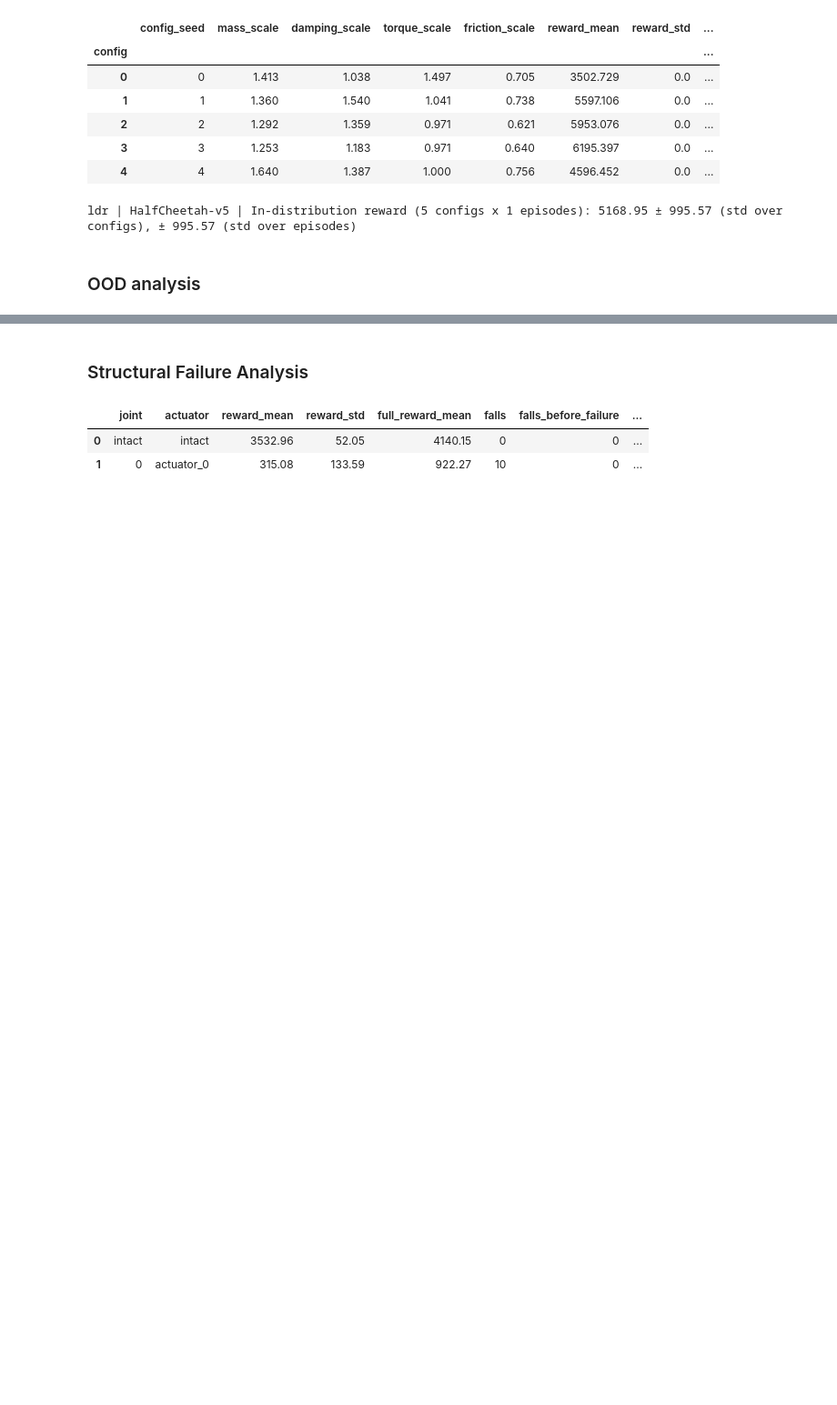
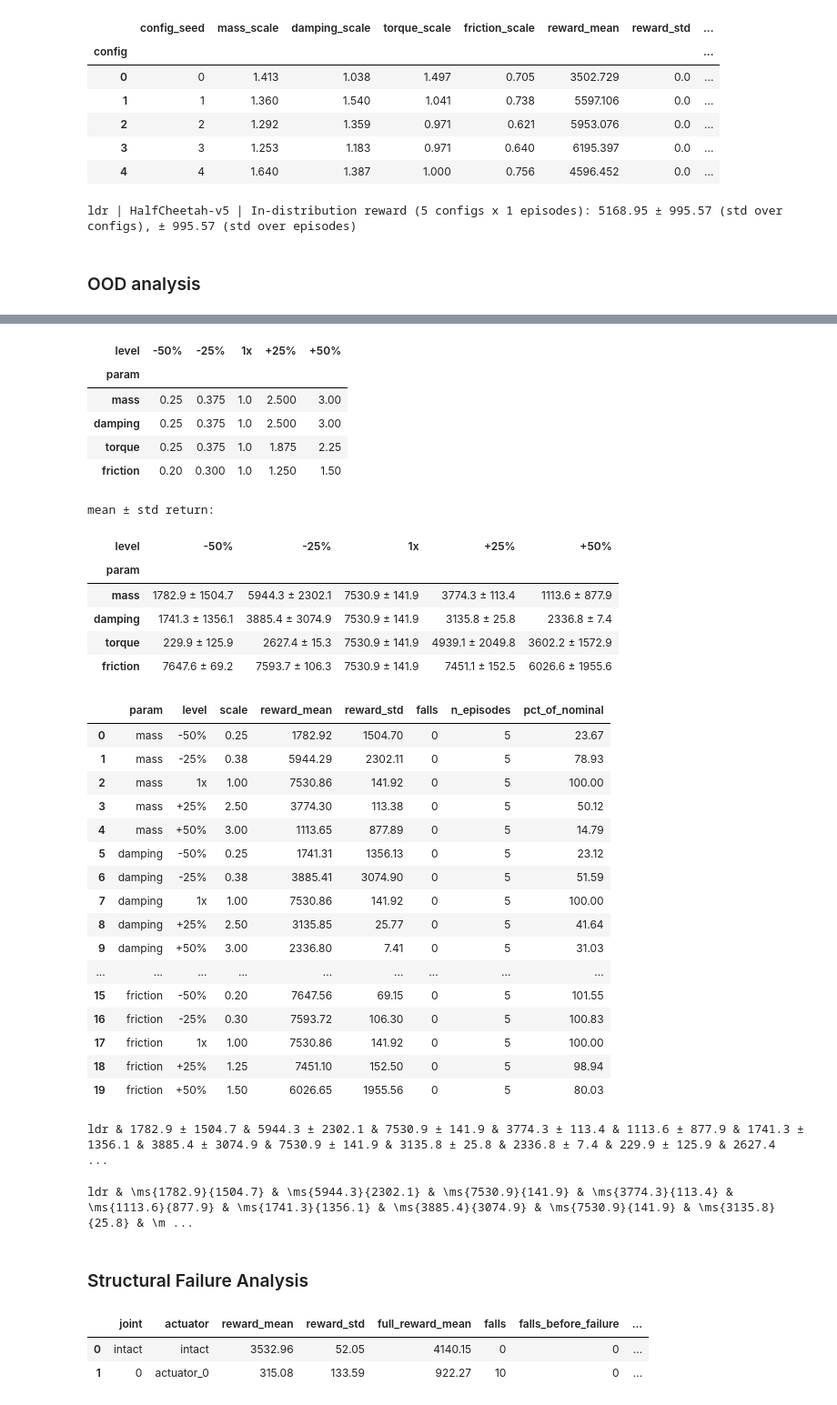
Before and after one commit to gcsarker/uclr, a Jupyter notebook: results.ipynb, the cells around one changed output, grey strips where cells are left out. Shown at 91% size. Drawn from its saved outputs; the diff is of its cells as text; code cells hidden in the pictures; blank space fills up the shorter version.

```diff
--- a/results.ipynb
+++ b/results.ipynb
@@ -1062,9 +1062,6 @@ display(ood_scales.round(3))
 print("mean ± std return:")
 display(ood_pm)
 display(ood_per_level.round(2))
-
-cells = [cell for _, row in ood_pm.iterrows() for cell in row]
-print(f"{model} & " + " & ".join(cells) + r" \\[2pt]")
 # %% [output]
 mass       -50% (x0.250): mean   1782.9  [198.5s]
 mass       -25% (x0.375): mean   5944.3  [248.3s]
@@ -1075,3 +1083,41 @@ damping    -50% (x0.250): mean   1741.3  [151.3s]
+| level | -50% | -25% | 1x | +25% | +50% |
+| param |  |  |  |  |  |
+| mass | 0.25 | 0.375 | 1.0 | 2.500 | 3.00 |
+| damping | 0.25 | 0.375 | 1.0 | 2.500 | 3.00 |
+| torque | 0.25 | 0.375 | 1.0 | 1.875 | 2.25 |
+| friction | 0.20 | 0.300 | 1.0 | 1.250 | 1.50 |
+mean ± std return:
+| level | -50% | -25% | 1x | +25% | +50% |
+| param |  |  |  |  |  |
+| mass | 1782.9 ± 1504.7 | 5944.3 ± 2302.1 | 7530.9 ± 141.9 | 3774.3 ± 113.4 | 1113.6 ± 877.9 |
+| damping | 1741.3 ± 1356.1 | 3885.4 ± 3074.9 | 7530.9 ± 141.9 | 3135.8 ± 25.8 | 2336.8 ± 7.4 |
+| torque | 229.9 ± 125.9 | 2627.4 ± 15.3 | 7530.9 ± 141.9 | 4939.1 ± 2049.8 | 3602.2 ± 1572.9 |
+| friction | 7647.6 ± 69.2 | 7593.7 ± 106.3 | 7530.9 ± 141.9 | 7451.1 ± 152.5 | 6026.6 ± 1955.6 |
+|  | param | level | scale | reward_mean | reward_std | falls | n_episodes | pct_of_nominal |
+| 0 | mass | -50% | 0.25 | 1782.92 | 1504.70 | 0 | 5 | 23.67 |
+| 1 | mass | -25% | 0.38 | 5944.29 | 2302.11 | 0 | 5 | 78.93 |
+| 2 | mass | 1x | 1.00 | 7530.86 | 141.92 | 0 | 5 | 100.00 |
+| 3 | mass | +25% | 2.50 | 3774.30 | 113.38 | 0 | 5 | 50.12 |
+| 4 | mass | +50% | 3.00 | 1113.65 | 877.89 | 0 | 5 | 14.79 |
+| 5 | damping | -50% | 0.25 | 1741.31 | 1356.13 | 0 | 5 | 23.12 |
+| 6 | damping | -25% | 0.38 | 3885.41 | 3074.90 | 0 | 5 | 51.59 |
+| 7 | damping | 1x | 1.00 | 7530.86 | 141.92 | 0 | 5 | 100.00 |
+| 8 | damping | +25% | 2.50 | 3135.85 | 25.77 | 0 | 5 | 41.64 |
+| 9 | damping | +50% | 3.00 | 2336.80 | 7.41 | 0 | 5 | 31.03 |
+| ... | ... | ... | ... | ... | ... | ... | ... | ... |
+| 15 | friction | -50% | 0.20 | 7647.56 | 69.15 | 0 | 5 | 101.55 |
+| 16 | friction | -25% | 0.30 | 7593.72 | 106.30 | 0 | 5 | 100.83 |
+| 17 | friction | 1x | 1.00 | 7530.86 | 141.92 | 0 | 5 | 100.00 |
+| 18 | friction | +25% | 1.25 | 7451.10 | 152.50 | 0 | 5 | 98.94 |
+| 19 | friction | +50% | 1.50 | 6026.65 | 1955.56 | 0 | 5 | 80.03 |
+ldr & 1782.9 ± 1504.7 & 5944.3 ± 2302.1 & 7530.9 ± 141.9 & 3774.3 ± 113.4 & 1113.6 ± 877.9 & 1741.3 ± 1356.1 & 3885.4 ± 3074.9 & 7530.9 ± 141.9 & 3135.8 ± 25.8 & 2336.8 ± 7.4 & 229.9 ± 125.9 & 2627.4  ...
+# %%
+cells = [rf"\ms{{{m:.1f}}}{{{s:.1f}}}"
+         for (_, mrow), (_, srow) in zip(ood_table.iterrows(), ood_std.iterrows())
+         for m, s in zip(mrow, srow)]
+print(f"{model} & " + " & ".join(cells) + r" \\[2pt]")
+# %% [output]
+ldr & \ms{1782.9}{1504.7} & \ms{5944.3}{2302.1} & \ms{7530.9}{141.9} & \ms{3774.3}{113.4} & \ms{1113.6}{877.9} & \ms{1741.3}{1356.1} & \ms{3885.4}{3074.9} & \ms{7530.9}{141.9} & \ms{3135.8}{25.8} & \m ...
 # %% [markdown]
 ### Structural Failure Analysis
 # %%
```
Also changed, not shown: parts of 1 cell of this notebook, 3 other files.
